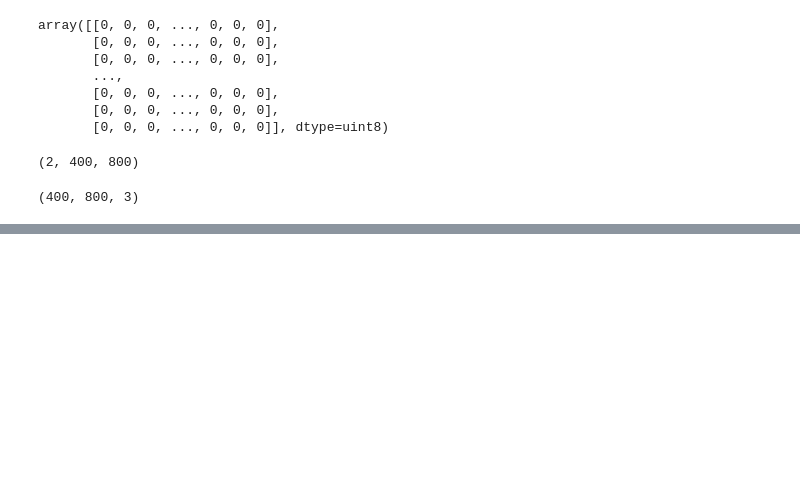
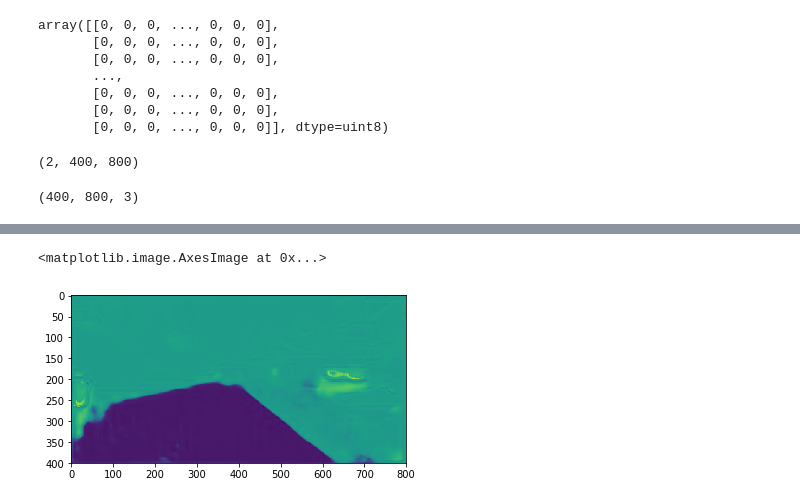
Before and after one commit to bakamoridesu/Lyft-Perception-Challenge, a Jupyter notebook: Notebook.ipynb, the cells around one changed output, grey strips where cells are left out. Saved outputs shown, nothing was run; the diff lists cells and outputs as text; code cells hidden in the pictures; blank space fills up the shorter version.

```diff
--- a/Notebook.ipynb
+++ b/Notebook.ipynb
@@ -274,7 +403,9 @@ pred.shape
 # %%
 pp = pred[:,:,0]
 plt.imshow(pp)
-pp[230:240,400:410]
+# %% [output]
+<matplotlib.image.AxesImage at 0x...>
+[figure, added]
 # %%
 pp1 = pred[:,:,1]
 plt.imshow(pp1)
```
Also changed, not shown: parts of 20 cells of this notebook.
